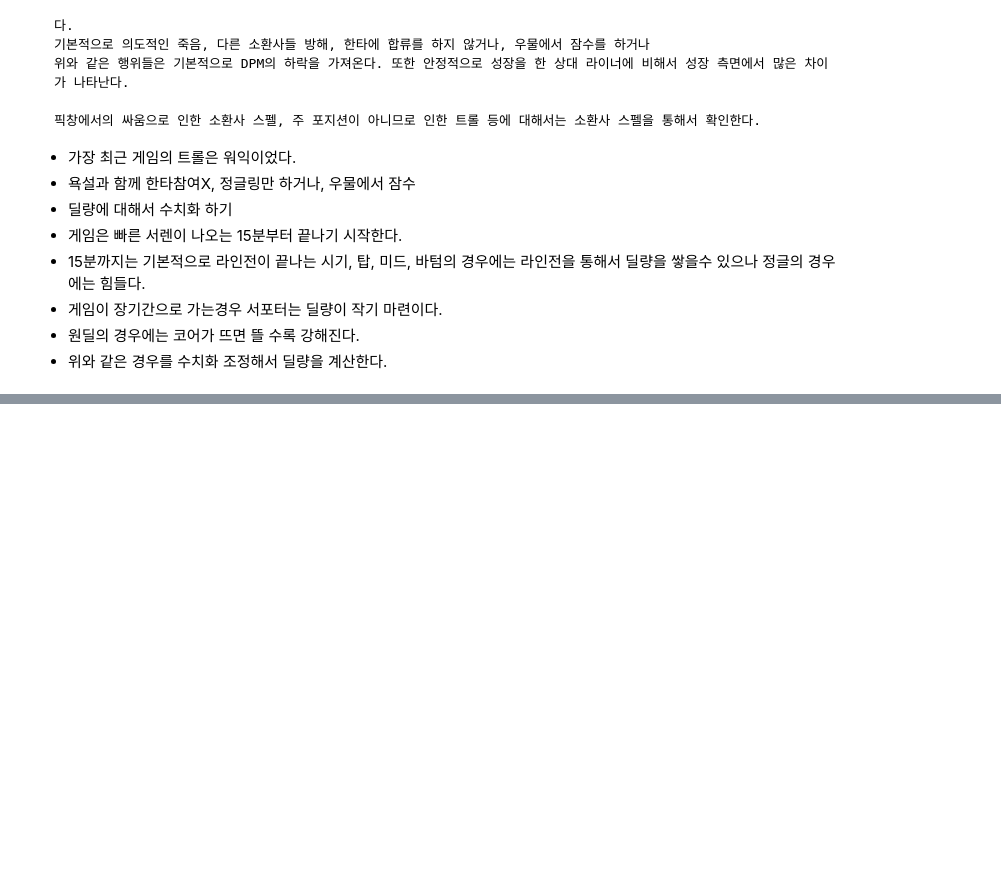
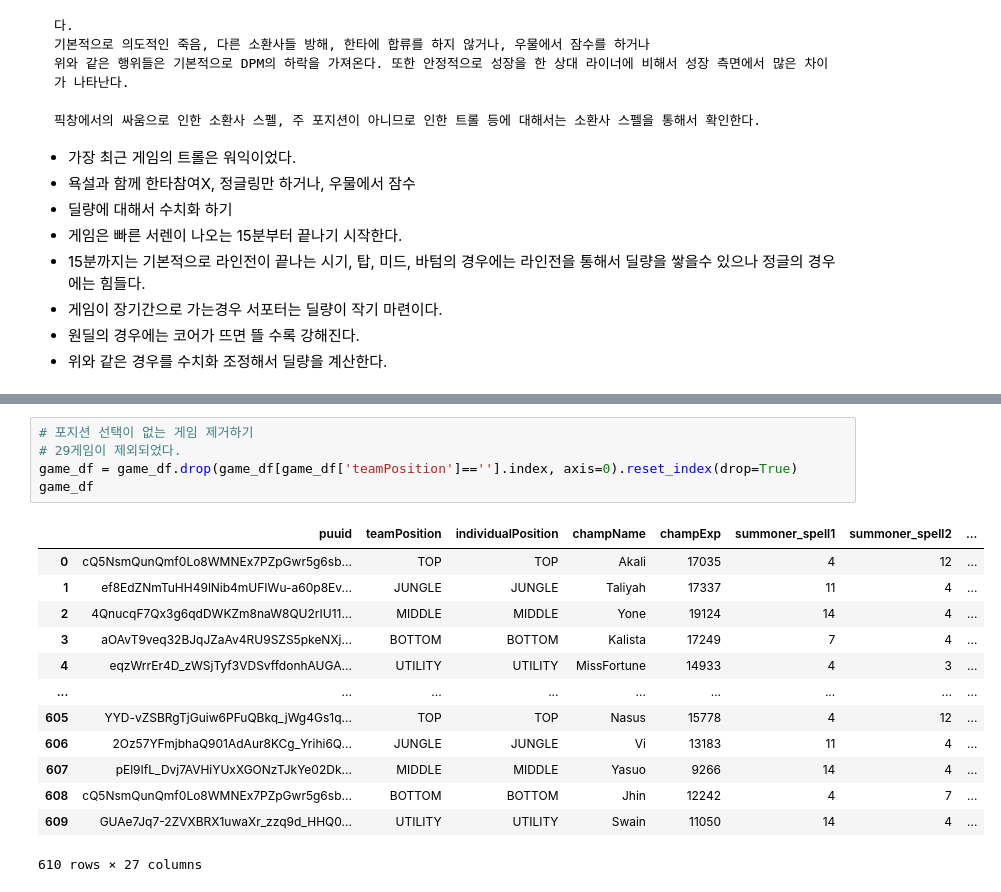
Before and after one commit to lima4/lol, a Jupyter notebook: api.ipynb, the cells around one changed output, grey strips where cells are left out. Saved outputs shown, nothing was run; the diff lists cells and outputs as text; blank space fills up the shorter version.

```diff
--- a/api.ipynb
+++ b/api.ipynb
@@ -142,0 +242,19 @@ for i in len(math_r.json()):
+# %%
+# 포지션 선택이 없는 게임 제거하기
+# 29게임이 제외되었다.
+game_df = game_df.drop(game_df[game_df['teamPosition']==''].index, axis=0).reset_index(drop=True)
+game_df
+# %% [output]
+|  | puuid | teamPosition | individualPosition | champName | champExp | summoner_spell1 | summoner_spell2 | ... |
+| 0 | cQ5NsmQunQmf0Lo8WMNEx7PZpGwr5g6sb... | TOP | TOP | Akali | 17035 | 4 | 12 | ... |
+| 1 | ef8EdZNmTuHH49lNib4mUFIWu-a60p8Ev... | JUNGLE | JUNGLE | Taliyah | 17337 | 11 | 4 | ... |
+| 2 | 4QnucqF7Qx3g6qdDWKZm8naW8QU2rIU11... | MIDDLE | MIDDLE | Yone | 19124 | 14 | 4 | ... |
+| 3 | aOAvT9veq32BJqJZaAv4RU9SZS5pkeNXj... | BOTTOM | BOTTOM | Kalista | 17249 | 7 | 4 | ... |
+| 4 | eqzWrrEr4D_zWSjTyf3VDSvffdonhAUGA... | UTILITY | UTILITY | MissFortune | 14933 | 4 | 3 | ... |
+| ... | ... | ... | ... | ... | ... | ... | ... | ... |
+| 605 | YYD-vZSBRgTjGuiw6PFuQBkq_jWg4Gs1q... | TOP | TOP | Nasus | 15778 | 4 | 12 | ... |
+| 606 | 2Oz57YFmjbhaQ901AdAur8KCg_Yrihi6Q... | JUNGLE | JUNGLE | Vi | 13183 | 11 | 4 | ... |
+| 607 | pEl9IfL_Dvj7AVHiYUxXGONzTJkYe02Dk... | MIDDLE | MIDDLE | Yasuo | 9266 | 14 | 4 | ... |
+| 608 | cQ5NsmQunQmf0Lo8WMNEx7PZpGwr5g6sb... | BOTTOM | BOTTOM | Jhin | 12242 | 4 | 7 | ... |
+| 609 | GUAe7Jq7-2ZVXBRX1uwaXr_zzq9d_HHQ0... | UTILITY | UTILITY | Swain | 11050 | 14 | 4 | ... |
+610 rows × 27 columns
```
Also changed, not shown: parts of 33 cells of this notebook.
